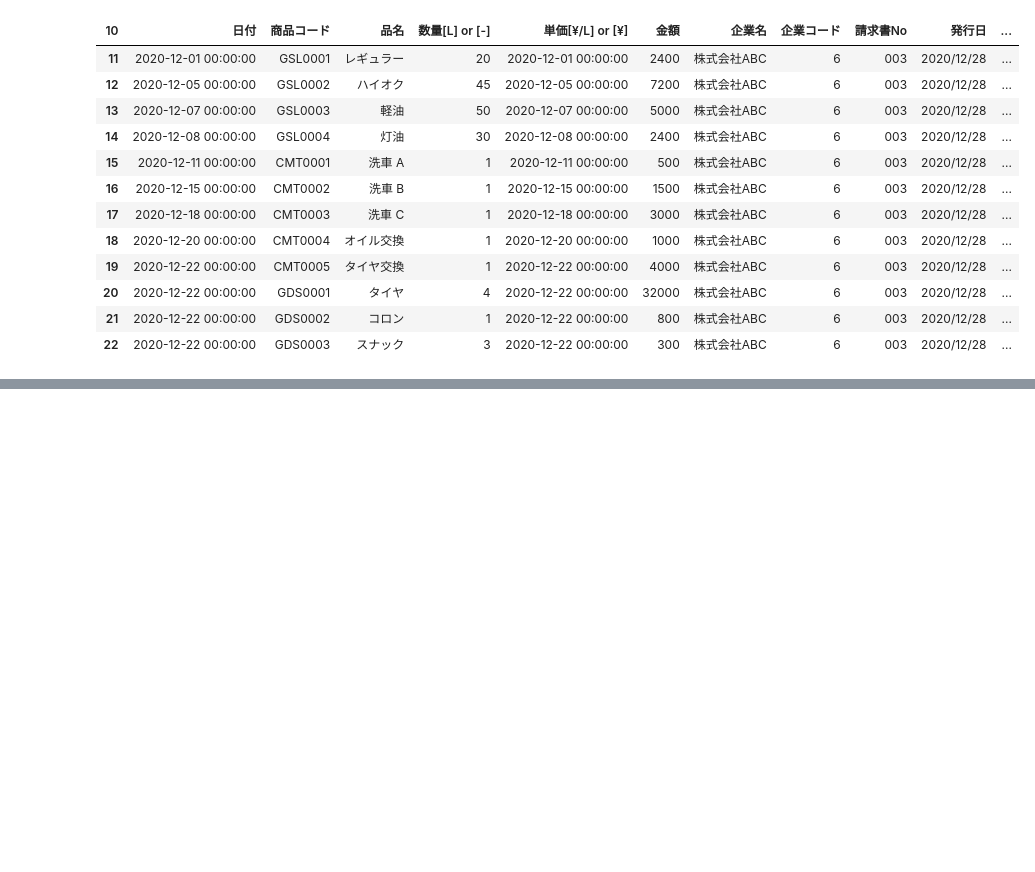
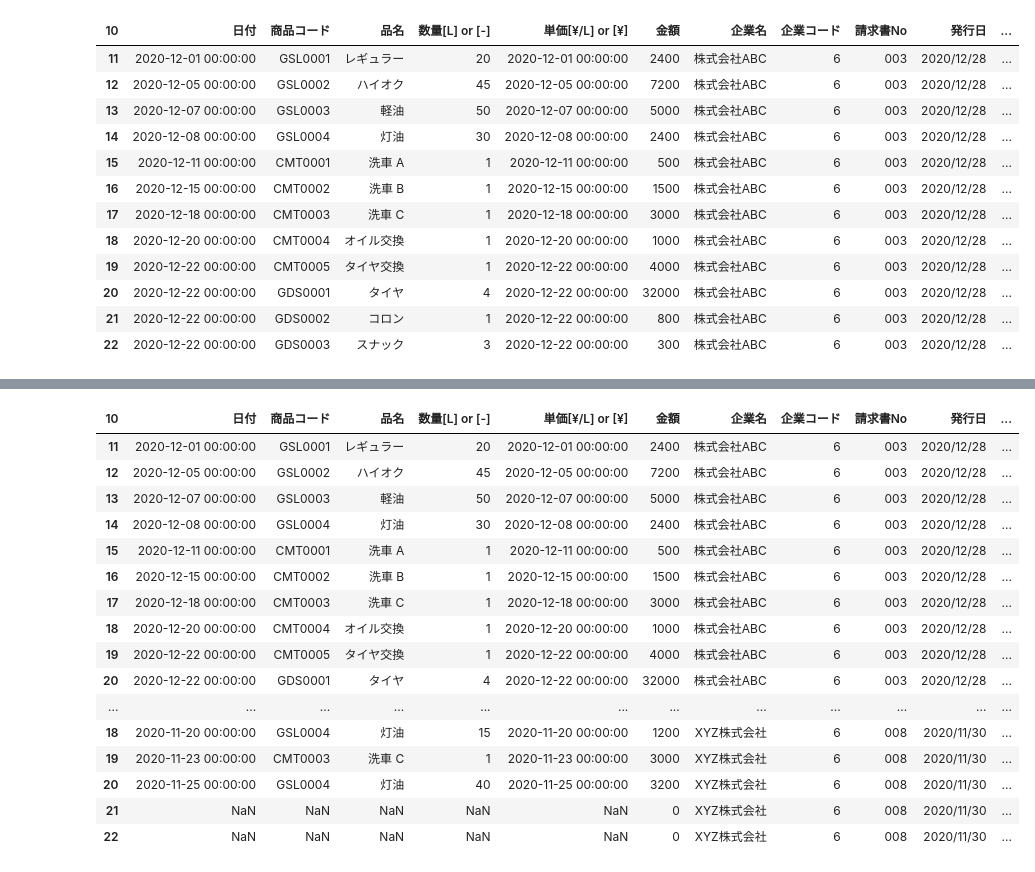
Before and after one commit to klastrom/pandas_excel, a Jupyter notebook: excel_pandas.ipynb, the cells around one changed output, grey strips where cells are left out. Cells and saved outputs as stored; diff of their text form; code cells hidden in the pictures; blank space fills up the shorter version.

```diff
--- a/excel_pandas.ipynb
+++ b/excel_pandas.ipynb
@@ -155,0 +171,28 @@ extract(filepath)
+# %%
+#真下に結合
+#横方向に結合する場合はaxisを引数にしていする
+df = pd.DataFrame()
+
+for filepath in filepaths:
+    _df = extract(filepath)
+    df = pd.concat([df, _df])
+# %%
+df
+# %% [output]
+| 10 | 日付 | 商品コード | 品名 | 数量[L] or [-] | 単価[¥/L] or [¥] | 金額 | 企業名 | 企業コード | 請求書No | 発行日 | ... |
+| 11 | 2020-12-01 00:00:00 | GSL0001 | レギュラー | 20 | 2020-12-01 00:00:00 | 2400 | 株式会社ABC | 6 | 003 | 2020/12/28 | ... |
+| 12 | 2020-12-05 00:00:00 | GSL0002 | ハイオク | 45 | 2020-12-05 00:00:00 | 7200 | 株式会社ABC | 6 | 003 | 2020/12/28 | ... |
+| 13 | 2020-12-07 00:00:00 | GSL0003 | 軽油 | 50 | 2020-12-07 00:00:00 | 5000 | 株式会社ABC | 6 | 003 | 2020/12/28 | ... |
+| 14 | 2020-12-08 00:00:00 | GSL0004 | 灯油 | 30 | 2020-12-08 00:00:00 | 2400 | 株式会社ABC | 6 | 003 | 2020/12/28 | ... |
+| 15 | 2020-12-11 00:00:00 | CMT0001 | 洗車 A | 1 | 2020-12-11 00:00:00 | 500 | 株式会社ABC | 6 | 003 | 2020/12/28 | ... |
+| 16 | 2020-12-15 00:00:00 | CMT0002 | 洗車 B | 1 | 2020-12-15 00:00:00 | 1500 | 株式会社ABC | 6 | 003 | 2020/12/28 | ... |
+| 17 | 2020-12-18 00:00:00 | CMT0003 | 洗車 C | 1 | 2020-12-18 00:00:00 | 3000 | 株式会社ABC | 6 | 003 | 2020/12/28 | ... |
+| 18 | 2020-12-20 00:00:00 | CMT0004 | オイル交換 | 1 | 2020-12-20 00:00:00 | 1000 | 株式会社ABC | 6 | 003 | 2020/12/28 | ... |
+| 19 | 2020-12-22 00:00:00 | CMT0005 | タイヤ交換 | 1 | 2020-12-22 00:00:00 | 4000 | 株式会社ABC | 6 | 003 | 2020/12/28 | ... |
+| 20 | 2020-12-22 00:00:00 | GDS0001 | タイヤ | 4 | 2020-12-22 00:00:00 | 32000 | 株式会社ABC | 6 | 003 | 2020/12/28 | ... |
+| ... | ... | ... | ... | ... | ... | ... | ... | ... | ... | ... | ... |
+| 18 | 2020-11-20 00:00:00 | GSL0004 | 灯油 | 15 | 2020-11-20 00:00:00 | 1200 | XYZ株式会社 | 6 | 008 | 2020/11/30 | ... |
+| 19 | 2020-11-23 00:00:00 | CMT0003 | 洗車 C | 1 | 2020-11-23 00:00:00 | 3000 | XYZ株式会社 | 6 | 008 | 2020/11/30 | ... |
+| 20 | 2020-11-25 00:00:00 | GSL0004 | 灯油 | 40 | 2020-11-25 00:00:00 | 3200 | XYZ株式会社 | 6 | 008 | 2020/11/30 | ... |
+| 21 | NaN | NaN | NaN | NaN | NaN | 0 | XYZ株式会社 | 6 | 008 | 2020/11/30 | ... |
+| 22 | NaN | NaN | NaN | NaN | NaN | 0 | XYZ株式会社 | 6 | 008 | 2020/11/30 | ... |
```
Also changed, not shown: parts of 9 cells of this notebook, 1 other file.
